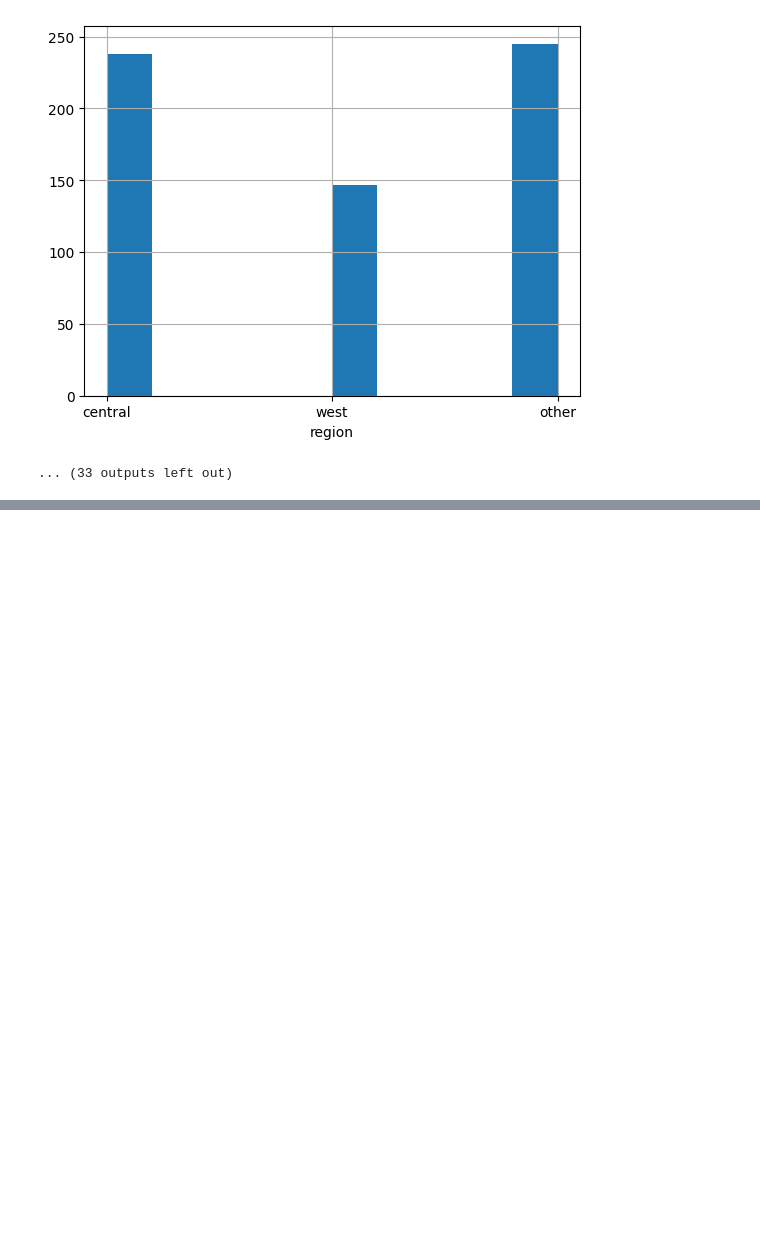
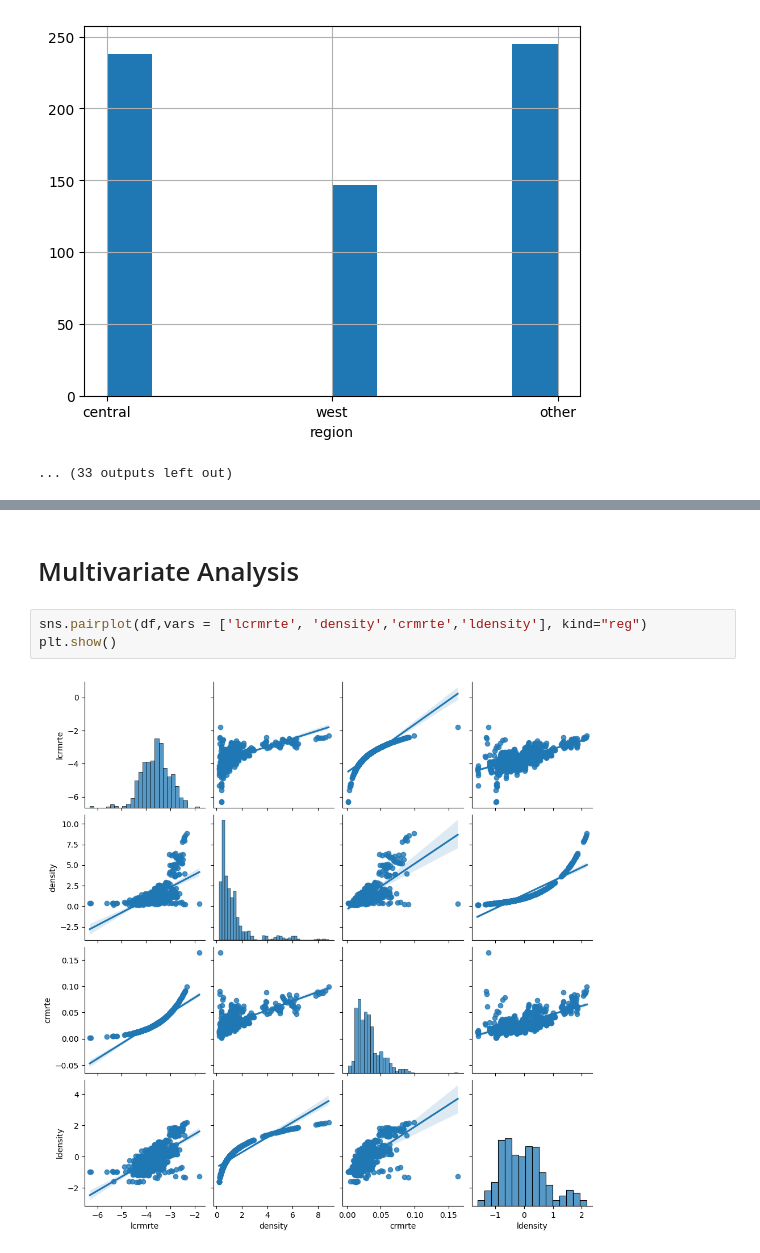
Before and after one commit to RohithParahmesh/Crime_Report_Data_Anlysis, a Jupyter notebook: 21BCE0525.ipynb, the cells around one changed output, grey strips where cells are left out. Cells and saved outputs as stored; diff of their text form; blank space fills up the shorter version.

```diff
--- a/21BCE0525.ipynb
+++ b/21BCE0525.ipynb
@@ -104,0 +132,7 @@ for col in df.columns:
+# %% [markdown]
+# Multivariate Analysis
+# %%
+sns.pairplot(df,vars = ['lcrmrte', 'density','crmrte','ldensity'], kind="reg")
+plt.show()
+# %% [output]
+[figure, added]
```
Also changed, not shown: parts of 13 cells of this notebook.
